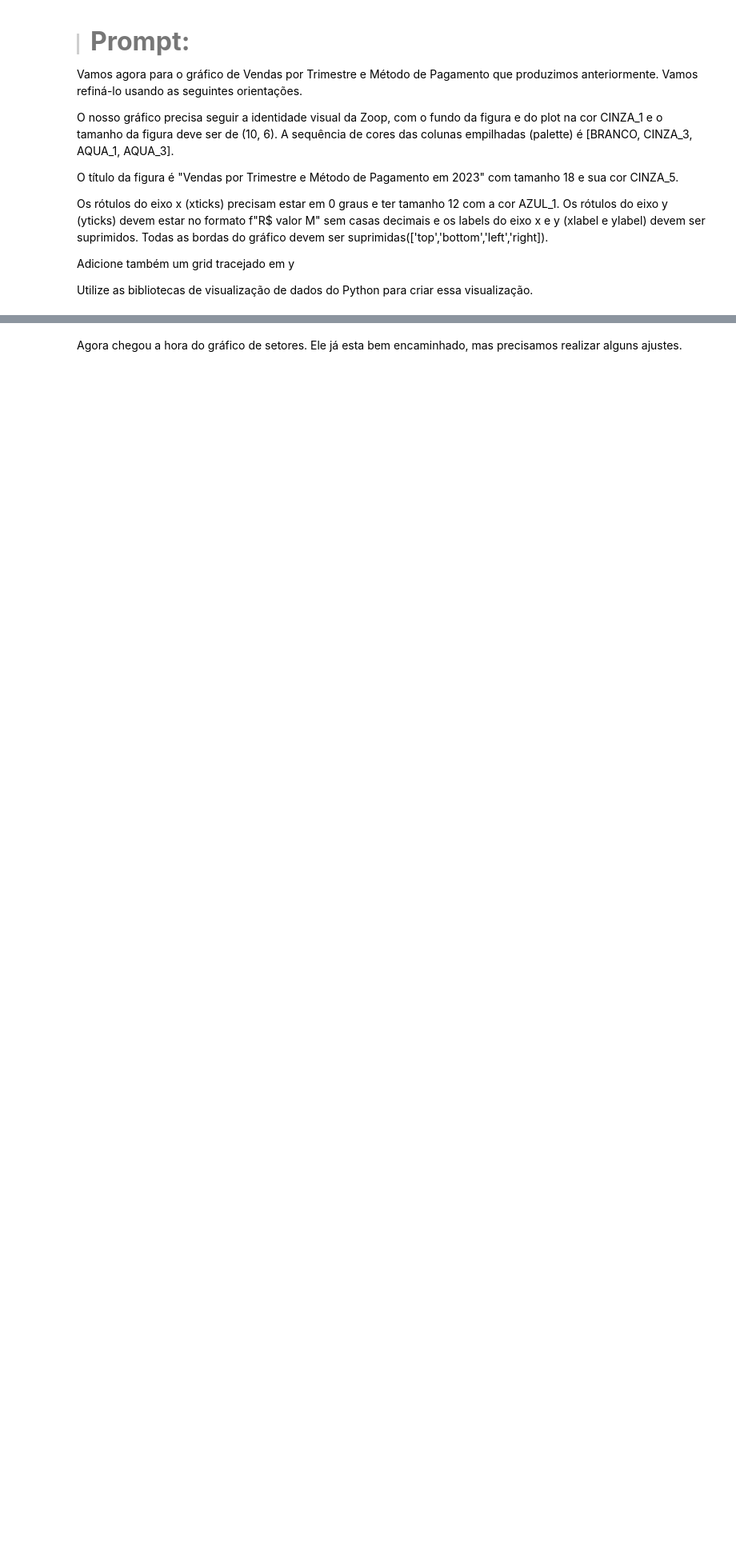
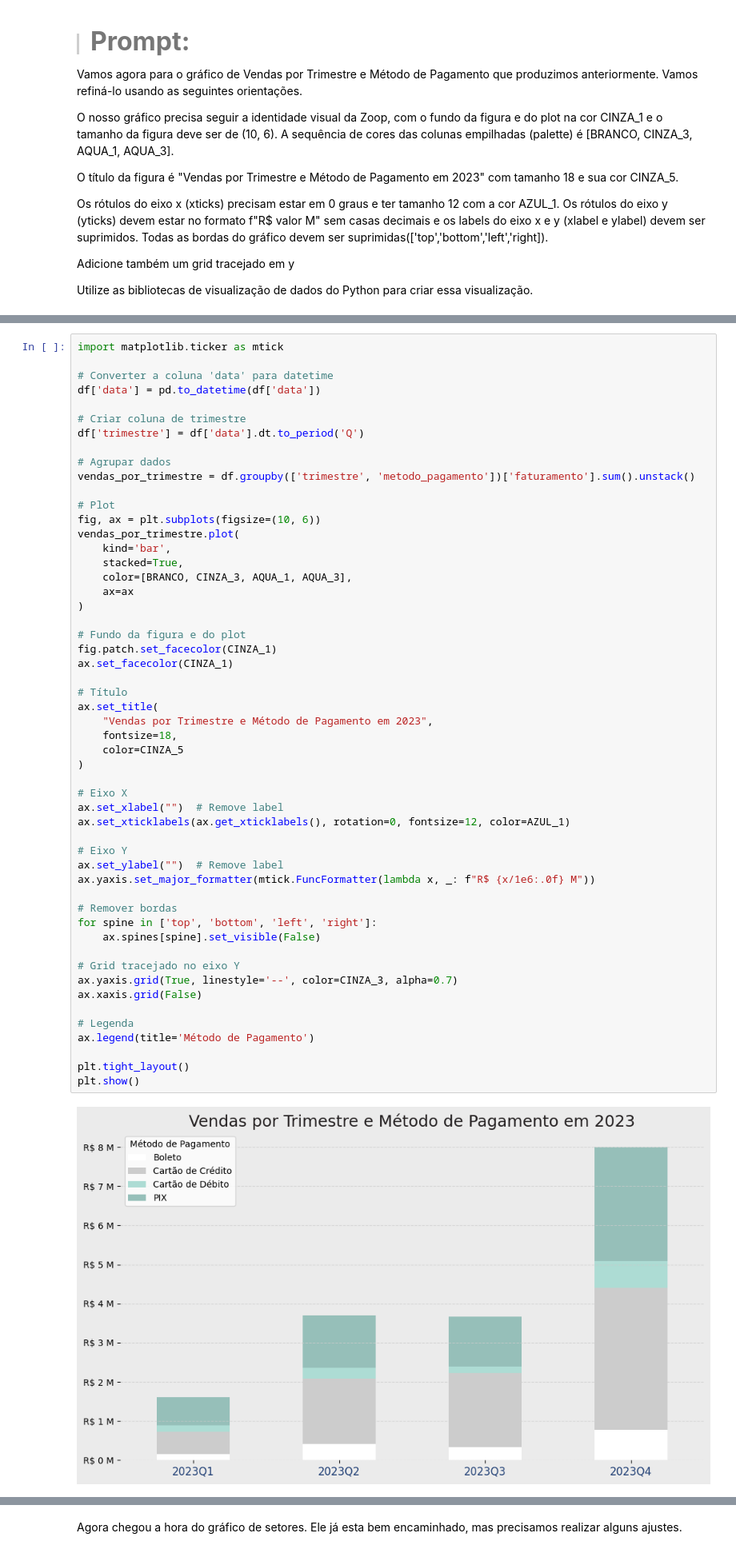
Before and after one commit to Enoque12/Projecto_Inicial_IA_Aplicada_na_Ciencia_de_Dados, a Jupyter notebook: Projeto_Inicial_IA_aplicada_a_Data_Science.ipynb, the cells around one changed output, grey strips where cells are left out. Shown at 80% size. Cells and saved outputs as stored; diff of their text form; blank space fills up the shorter version.

```diff
--- a/Projeto_Inicial_IA_aplicada_a_Data_Science.ipynb
+++ b/Projeto_Inicial_IA_aplicada_a_Data_Science.ipynb
@@ -1561,3 +1633,58 @@ Utilize as bibliotecas de visualização de dados do Python para criar essa visu
+# %%
+import matplotlib.ticker as mtick
+
+# Converter a coluna 'data' para datetime
+df['data'] = pd.to_datetime(df['data'])
+
+# Criar coluna de trimestre
+df['trimestre'] = df['data'].dt.to_period('Q')
+
+# Agrupar dados
+vendas_por_trimestre = df.groupby(['trimestre', 'metodo_pagamento'])['faturamento'].sum().unstack()
+
+# Plot
+fig, ax = plt.subplots(figsize=(10, 6))
+vendas_por_trimestre.plot(
+    kind='bar',
+    stacked=True,
+    color=[BRANCO, CINZA_3, AQUA_1, AQUA_3],
+    ax=ax
+)
+
+# Fundo da figura e do plot
+fig.patch.set_facecolor(CINZA_1)
+ax.set_facecolor(CINZA_1)
+
+# Título
+ax.set_title(
+    "Vendas por Trimestre e Método de Pagamento em 2023",
+    fontsize=18,
+    color=CINZA_5
+)
+
+# Eixo X
+ax.set_xlabel("")  # Remove label
+ax.set_xticklabels(ax.get_xticklabels(), rotation=0, fontsize=12, color=AZUL_1)
+
+# Eixo Y
+ax.set_ylabel("")  # Remove label
+ax.yaxis.set_major_formatter(mtick.FuncFormatter(lambda x, _: f"R$ {x/1e6:.0f} M"))
+
+# Remover bordas
+for spine in ['top', 'bottom', 'left', 'right']:
+    ax.spines[spine].set_visible(False)
+
+# Grid tracejado no eixo Y
+ax.yaxis.grid(True, linestyle='--', color=CINZA_3, alpha=0.7)
+ax.xaxis.grid(False)
+
+# Legenda
+ax.legend(title='Método de Pagamento')
+
+plt.tight_layout()
+plt.show()
+# %% [output]
+[figure, added]
 # %% [markdown]
 <font color="7b71ff" size=4> Comentários: </font>
 
```
Also changed, not shown: parts of 9 cells of this notebook.
